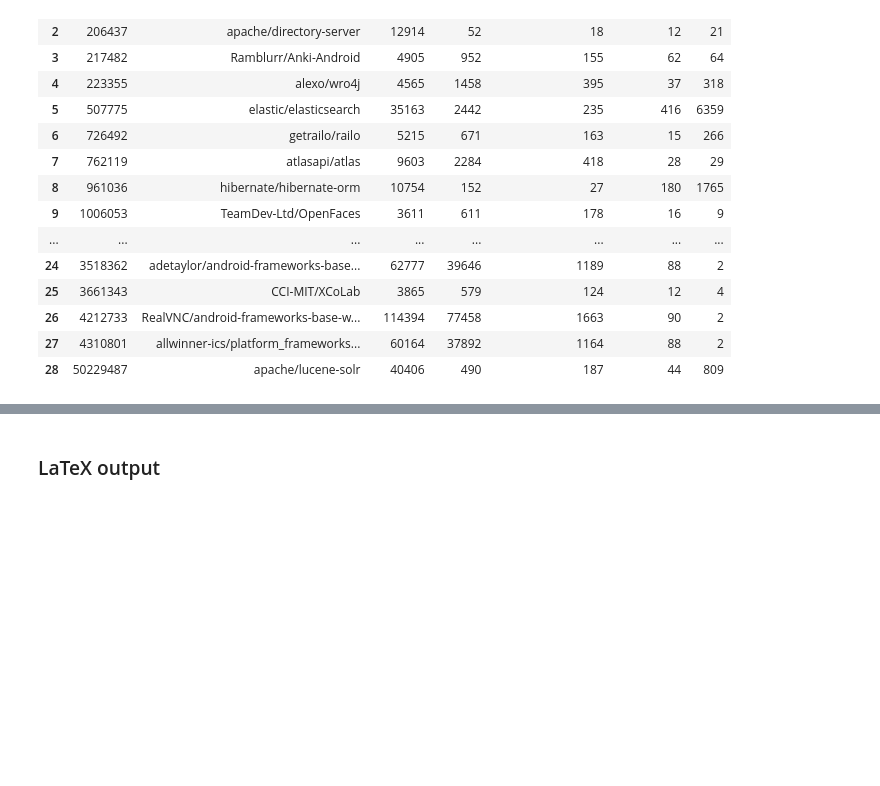
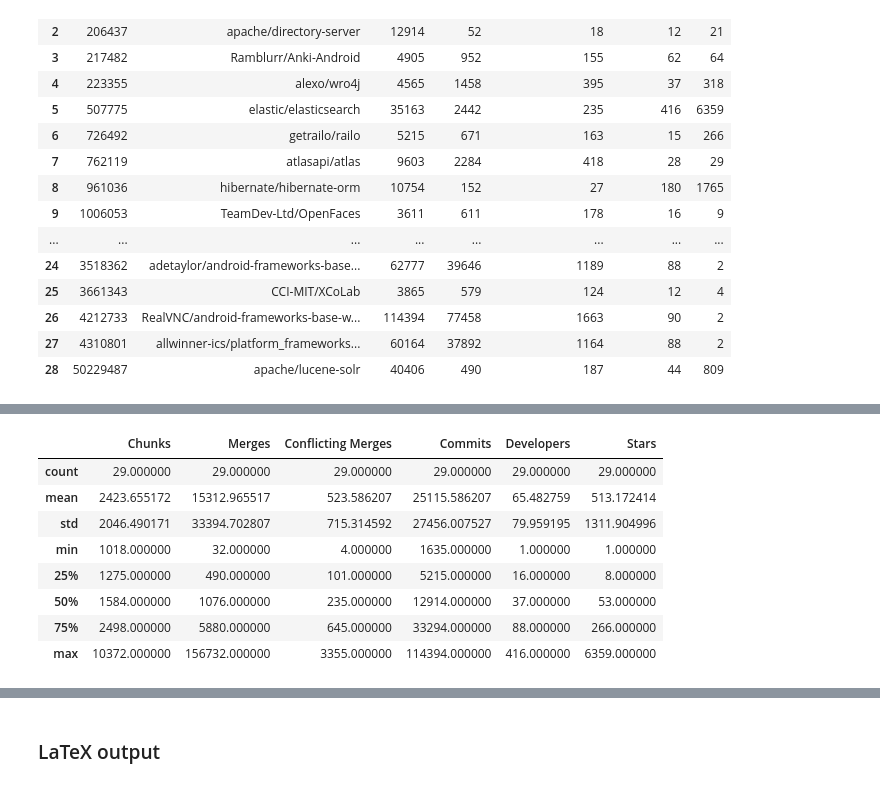
Before and after one commit to gems-uff/mestre, a Jupyter notebook: scripts/paper/tables.ipynb, the cells around one changed output, grey strips where cells are left out. Cells and saved outputs as stored; diff of their text form; code cells hidden in the pictures; blank space fills up the shorter version.

```diff
--- a/scripts/paper/tables.ipynb
+++ b/scripts/paper/tables.ipynb
@@ -334,0 +339,12 @@ table_projects
+# %%
+table_projects.describe()
+# %% [output]
+|  | Chunks | Merges | Conflicting Merges | Commits | Developers | Stars |
+| count | 29.000000 | 29.000000 | 29.000000 | 29.000000 | 29.000000 | 29.000000 |
+| mean | 2423.655172 | 15312.965517 | 523.586207 | 25115.586207 | 65.482759 | 513.172414 |
+| std | 2046.490171 | 33394.702807 | 715.314592 | 27456.007527 | 79.959195 | 1311.904996 |
+| min | 1018.000000 | 32.000000 | 4.000000 | 1635.000000 | 1.000000 | 1.000000 |
+| 25% | 1275.000000 | 490.000000 | 101.000000 | 5215.000000 | 16.000000 | 8.000000 |
+| 50% | 1584.000000 | 1076.000000 | 235.000000 | 12914.000000 | 37.000000 | 53.000000 |
+| 75% | 2498.000000 | 5880.000000 | 645.000000 | 33294.000000 | 88.000000 | 266.000000 |
+| max | 10372.000000 | 156732.000000 | 3355.000000 | 114394.000000 | 416.000000 | 6359.000000 |
```
Also changed, not shown: parts of 14 cells of this notebook.
